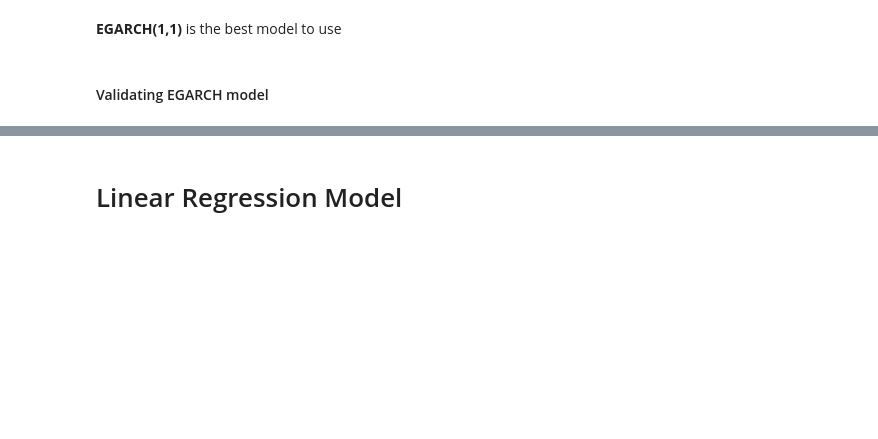
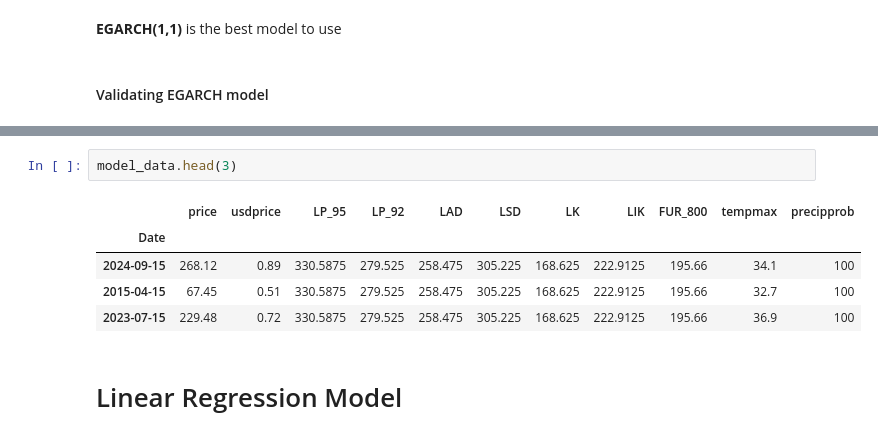
Before and after one commit to DVIlangamge/FYP--Rice-Price-Volatility-Analysis-and-Forecasting, a Jupyter notebook: FYP.ipynb, the cells around one changed output, grey strips where cells are left out. Drawn from its saved outputs; the diff is of its cells as text; blank space fills up the shorter version.

```diff
--- a/FYP.ipynb
+++ b/FYP.ipynb
@@ -3070,2 +3173,10 @@ model_data_unseen.describe()
+# %%
+model_data.head(3)
+# %% [output]
+|  | price | usdprice | LP_95 | LP_92 | LAD | LSD | LK | LIK | FUR_800 | tempmax | precipprob |
+| Date |  |  |  |  |  |  |  |  |  |  |  |
+| 2024-09-15 | 268.12 | 0.89 | 330.5875 | 279.525 | 258.475 | 305.225 | 168.625 | 222.9125 | 195.66 | 34.1 | 100 |
+| 2015-04-15 | 67.45 | 0.51 | 330.5875 | 279.525 | 258.475 | 305.225 | 168.625 | 222.9125 | 195.66 | 32.7 | 100 |
+| 2023-07-15 | 229.48 | 0.72 | 330.5875 | 279.525 | 258.475 | 305.225 | 168.625 | 222.9125 | 195.66 | 36.9 | 100 |
 # %% [markdown]
 # Linear Regression Model
```
Also changed, not shown: parts of 59 cells of this notebook.
